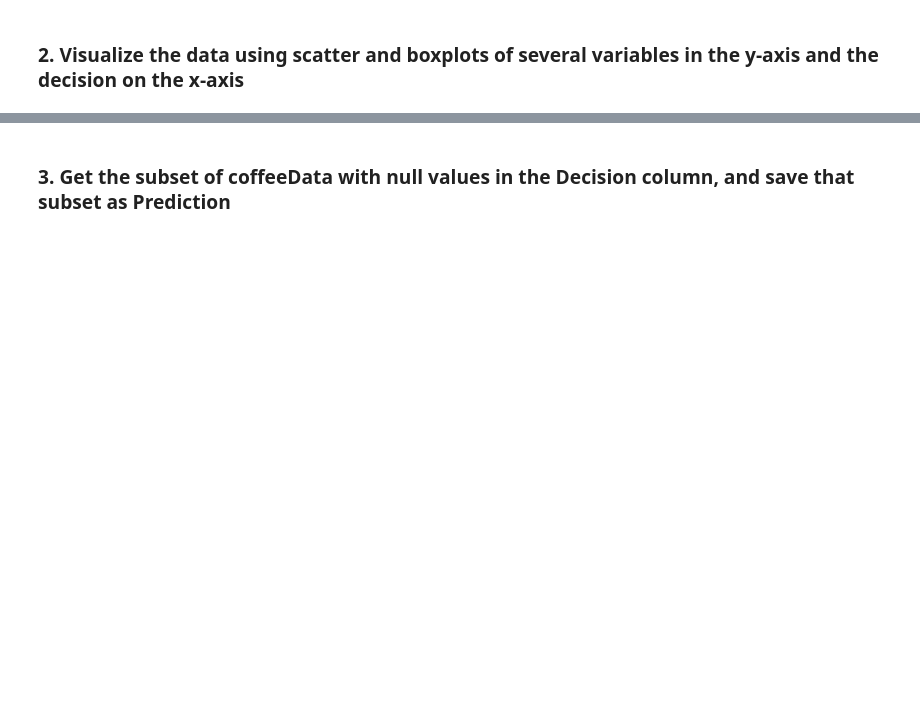
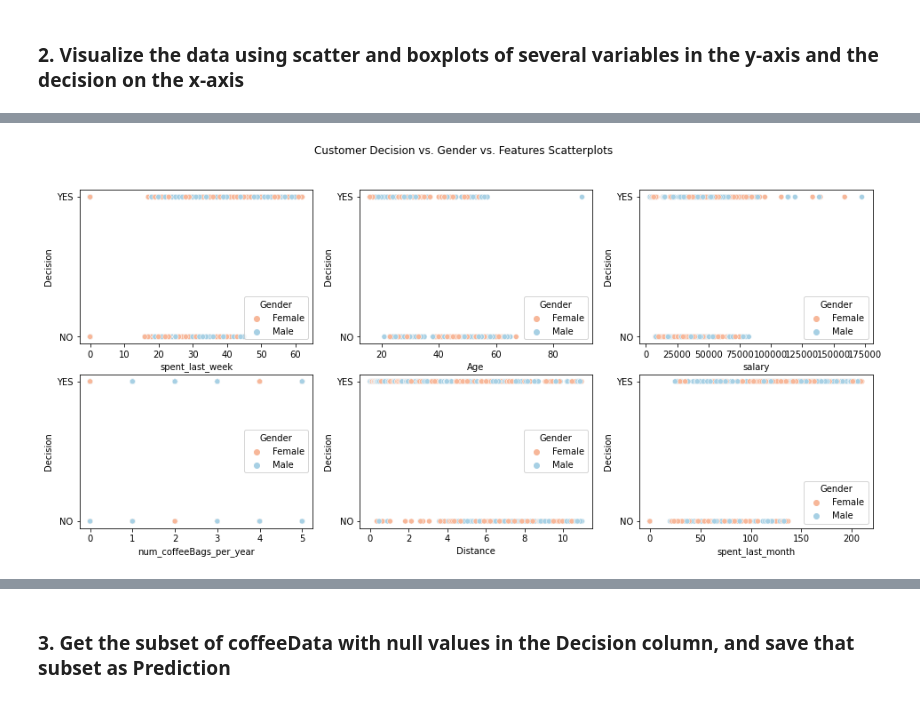
Before and after one commit to BradDoty/SpringboardDataScience, a Jupyter notebook: RR Diner Coffee/Springboard Decision Tree Specialty Coffee Case Study - Tier 3.ipynb, the cells around one changed output, grey strips where cells are left out. Cells and saved outputs as stored; diff of their text form; code cells hidden in the pictures; blank space fills up the shorter version.

```diff
--- a/RR Diner Coffee/Springboard Decision Tree Specialty Coffee Case Study - Tier 3.ipynb
+++ b/RR Diner Coffee/Springboard Decision Tree Specialty Coffee Case Study - Tier 3.ipynb
@@ -320,0 +360,11 @@ Can you admissibly conclude anything from this scatterplot? Remember: we are try
+# %%
+col_array = [['spent_last_week','Age','salary'],
+             ['num_coffeeBags_per_year', 'Distance','spent_last_month']]
+fig, ax = plt.subplots(len(col_array), len(col_array[0]), figsize=(16, 7))
+
+fig.suptitle("Customer Decision vs. Gender vs. Features Scatterplots")
+for i, axis in enumerate(ax):
+    for j, axi in enumerate(axis):
+        sns.scatterplot(ax=axi, data=NoPrediction, y='Decision', x=col_array[i][j], hue='Gender', palette='RdBu')
+# %% [output]
+[figure, added]
```
Also changed, not shown: parts of 48 cells of this notebook.
